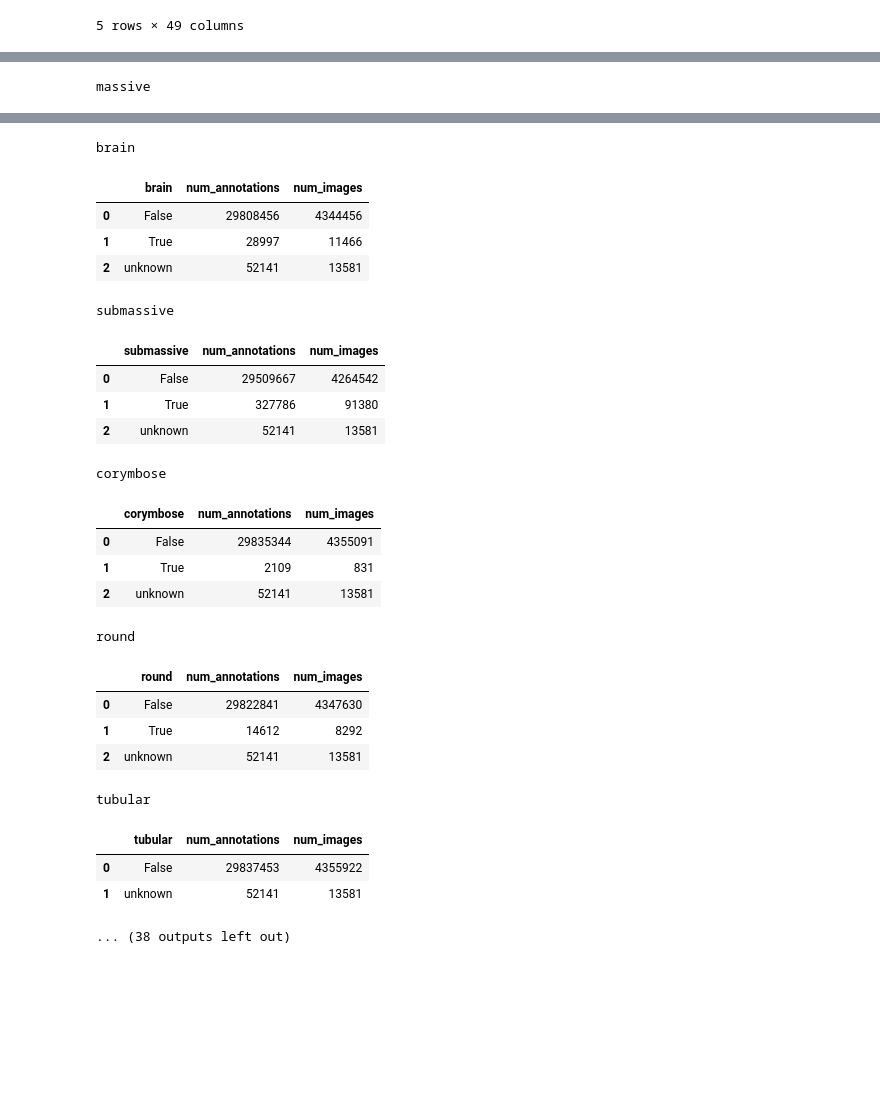
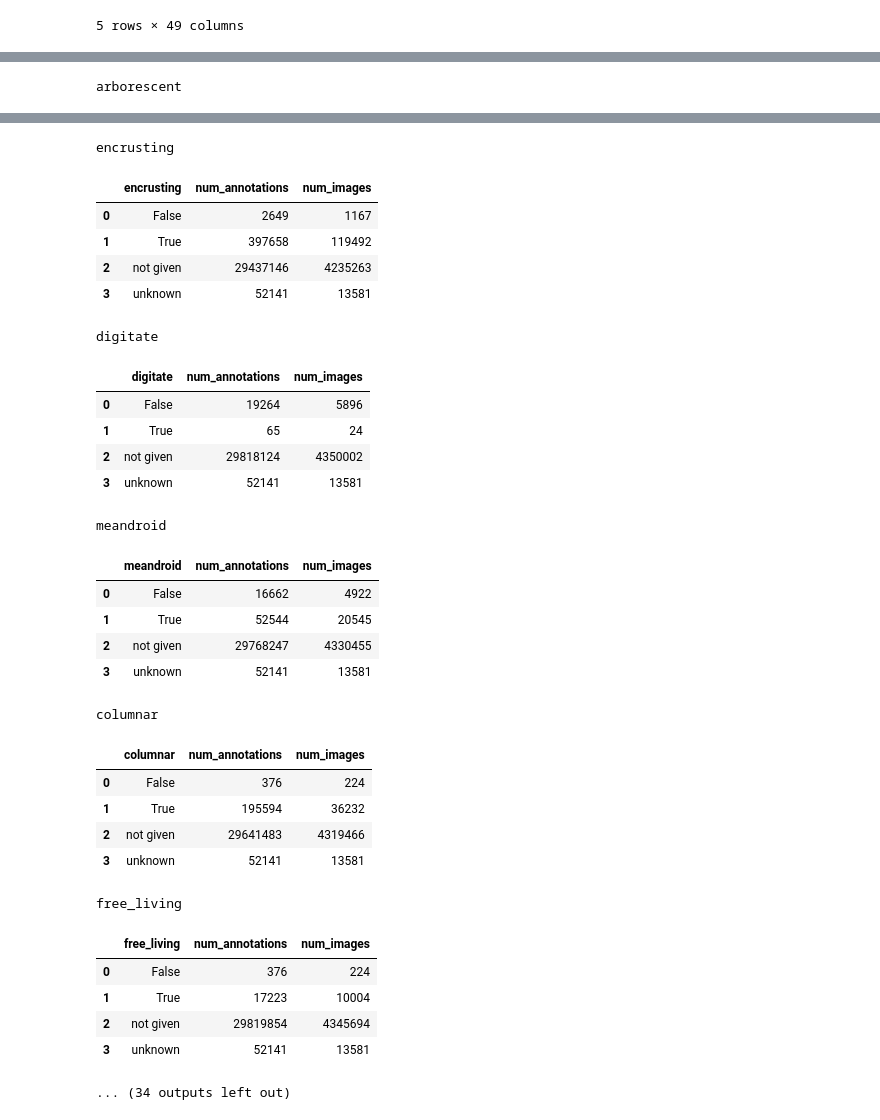
Before and after one commit to data-mermaid/mermaid-segmentation, a Jupyter notebook: nbs/EDA/label&concept_mapping_eda.ipynb, the cells around one changed output, grey strips where cells are left out. Saved outputs shown, nothing was run; the diff lists cells and outputs as text; code cells hidden in the pictures; blank space fills up the shorter version.

Commit message:
🚧Updated with new label mapping

```diff
--- a/nbs/EDA/label&concept_mapping_eda.ipynb
+++ b/nbs/EDA/label&concept_mapping_eda.ipynb
@@ -27,7 +27,7 @@ label_mapping = {
 }
 # %%
 df_mapping_orig = pd.read_csv("dataframes/CoralNetMermaidMatchedCoralFocusModel2Reassign_20240503.csv")
-df_mapping_upd = pd.read_csv("dataframes/class_mapping_concepts_2026_01_16.csv")
+df_mapping_upd = pd.read_csv("dataframes/class_mapping_concepts_2026_04_28.csv")
 # %% [markdown]
 ## Original Mapping
 https://docs.google.com/spreadsheets/d/1BUk4hK78CxwbFWLSeu6taFDJws1z6e96WTNW6E8vmWo/edit?gid=1827266844#gid=1827266844
@@ -259,9 +278,16 @@ for taxonomic_rank in ["kingdom", "phylum", "class", "order", "family", "genus"]
 # %%
-for growth_form in ['massive', 'brain', 'submassive', 'corymbose',
-       'round', 'tubular', 'free_living', 'tabular', 'external_polyps',
-       'plating', 'lobed brain', 'cup_coral', 'fleshy', 'columnar', 'solitary',
-       'prostrate', 'branching', 'meandroid', 'encrusting', 'arborescent',
-       'bushy', 'digitate', 'phaceloid', 'colonial', 'foliose']:
+# for growth_form in ['massive', 'brain', 'submassive', 'corymbose',
+#        'round', 'tubular', 'free_living', 'tabular', 'external_polyps',
+#        'plating', 'lobed_brain', 'cup_coral', 'fleshy', 'columnar', 'solitary',
+#        'prostrate', 'branching', 'meandroid', 'encrusting', 'arborescent',
+#        'bushy', 'digitate', 'phaceloid', 'colonial', 'foliose']:
+
+for growth_form in ['arborescent', 'encrusting', 'digitate',
+       'meandroid', 'columnar', 'free_living', 'plating', 'fleshy',
+       'submassive', 'round', 'massive', 'tubular', 'bushy', 'external_polyps',
+       'foliose', 'solitary', 'brain', 'phaceloid', 'branching', 'tabular',
+       'corymbose', 'lobed_brain', 'cup_coral']:
+
     growth_form_counts = (
         coralnet_labels_source_df.assign(**{growth_form: coralnet_labels_source_df[growth_form].fillna("unknown")})
         .groupby(growth_form, as_index=False)
@@ -274,4 +300,4 @@ for growth_form in ['massive', 'brain', 'submassive', 'corymbose',
     print(growth_form)
     display(growth_form_counts.head(5))
 # %% [output]
-massive
+arborescent
@@ -282,26 +309,32 @@ massive
-brain
+encrusting
-|  | brain | num_annotations | num_images |
-| 0 | False | 29808456 | 4344456 |
-| 1 | True | 28997 | 11466 |
-| 2 | unknown | 52141 | 13581 |
+|  | encrusting | num_annotations | num_images |
+| 0 | False | 2649 | 1167 |
+| 1 | True | 397658 | 119492 |
+| 2 | not given | 29437146 | 4235263 |
+| 3 | unknown | 52141 | 13581 |
-submassive
+digitate
-|  | submassive | num_annotations | num_images |
-| 0 | False | 29509667 | 4264542 |
-| 1 | True | 327786 | 91380 |
-| 2 | unknown | 52141 | 13581 |
+|  | digitate | num_annotations | num_images |
+| 0 | False | 19264 | 5896 |
+| 1 | True | 65 | 24 |
+| 2 | not given | 29818124 | 4350002 |
+| 3 | unknown | 52141 | 13581 |
-corymbose
+meandroid
-|  | corymbose | num_annotations | num_images |
-| 0 | False | 29835344 | 4355091 |
-| 1 | True | 2109 | 831 |
-| 2 | unknown | 52141 | 13581 |
+|  | meandroid | num_annotations | num_images |
+| 0 | False | 16662 | 4922 |
+| 1 | True | 52544 | 20545 |
+| 2 | not given | 29768247 | 4330455 |
+| 3 | unknown | 52141 | 13581 |
-round
+columnar
-|  | round | num_annotations | num_images |
-| 0 | False | 29822841 | 4347630 |
-| 1 | True | 14612 | 8292 |
-| 2 | unknown | 52141 | 13581 |
+|  | columnar | num_annotations | num_images |
+| 0 | False | 376 | 224 |
+| 1 | True | 195594 | 36232 |
+| 2 | not given | 29641483 | 4319466 |
+| 3 | unknown | 52141 | 13581 |
-tubular
+free_living
-|  | tubular | num_annotations | num_images |
-| 0 | False | 29837453 | 4355922 |
-| 1 | unknown | 52141 | 13581 |
+|  | free_living | num_annotations | num_images |
+| 0 | False | 376 | 224 |
+| 1 | True | 17223 | 10004 |
+| 2 | not given | 29819854 | 4345694 |
+| 3 | unknown | 52141 | 13581 |
-... (38 outputs left out)
+... (34 outputs left out)
 # %%
```
Also changed, not shown: parts of 31 cells of this notebook.
